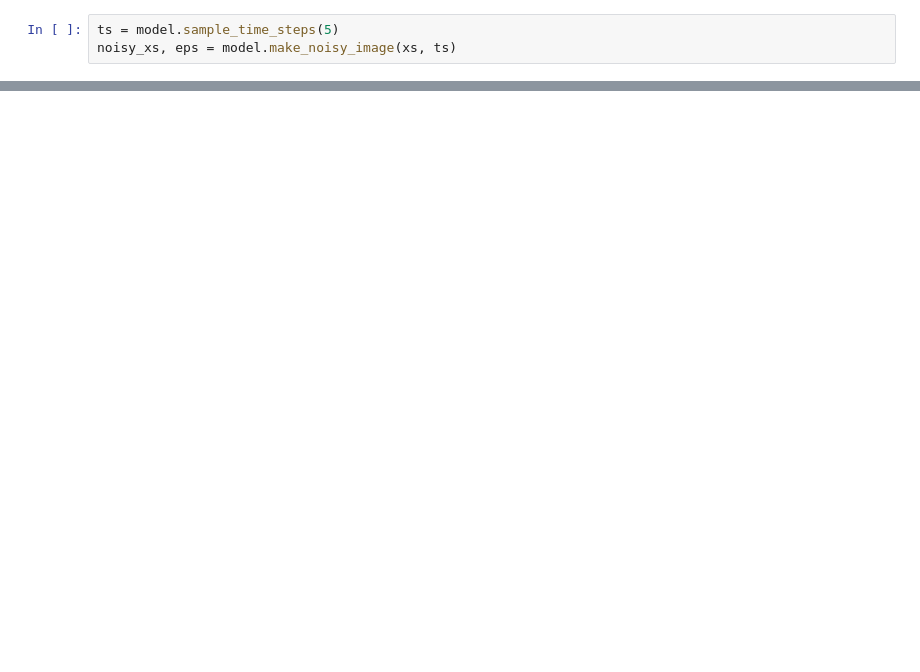
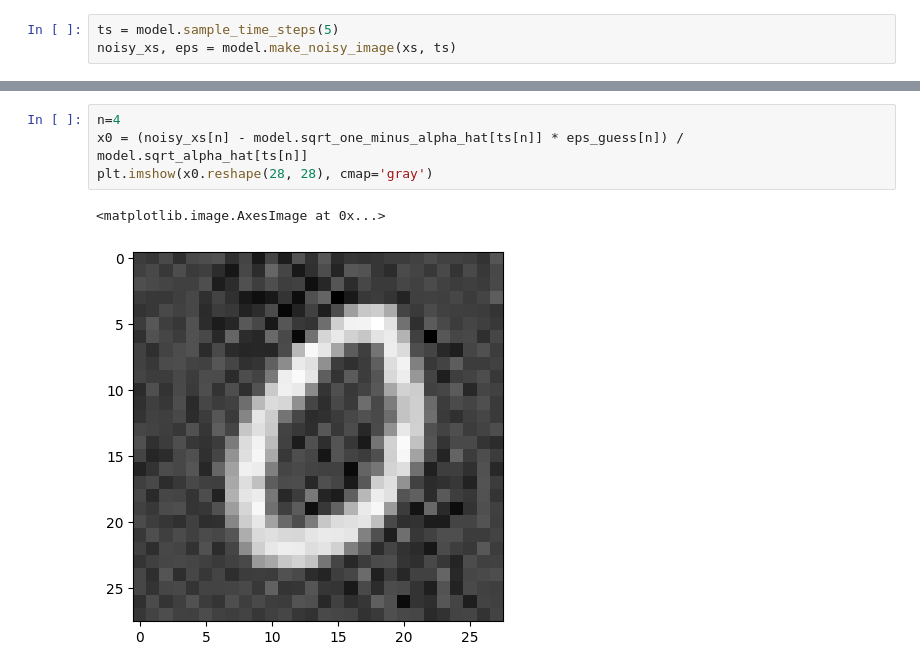
Before and after one commit to Andemand111/Specialkursus_diffusionmodel, a Jupyter notebook: testing.IPYNB, the cells around one changed output, grey strips where cells are left out. Saved outputs shown, nothing was run; the diff lists cells and outputs as text; blank space fills up the shorter version.

```diff
--- a/testing.IPYNB
+++ b/testing.IPYNB
@@ -53,0 +64,7 @@ for i, ax in enumerate(axs.flatten()):
+# %%
+n=4
+x0 = (noisy_xs[n] - model.sqrt_one_minus_alpha_hat[ts[n]] * eps_guess[n]) / model.sqrt_alpha_hat[ts[n]]
+plt.imshow(x0.reshape(28, 28), cmap='gray')
+# %% [output]
+<matplotlib.image.AxesImage at 0x...>
+[figure, added]
```
Also changed, not shown: parts of 7 cells of this notebook, 4 other files.
